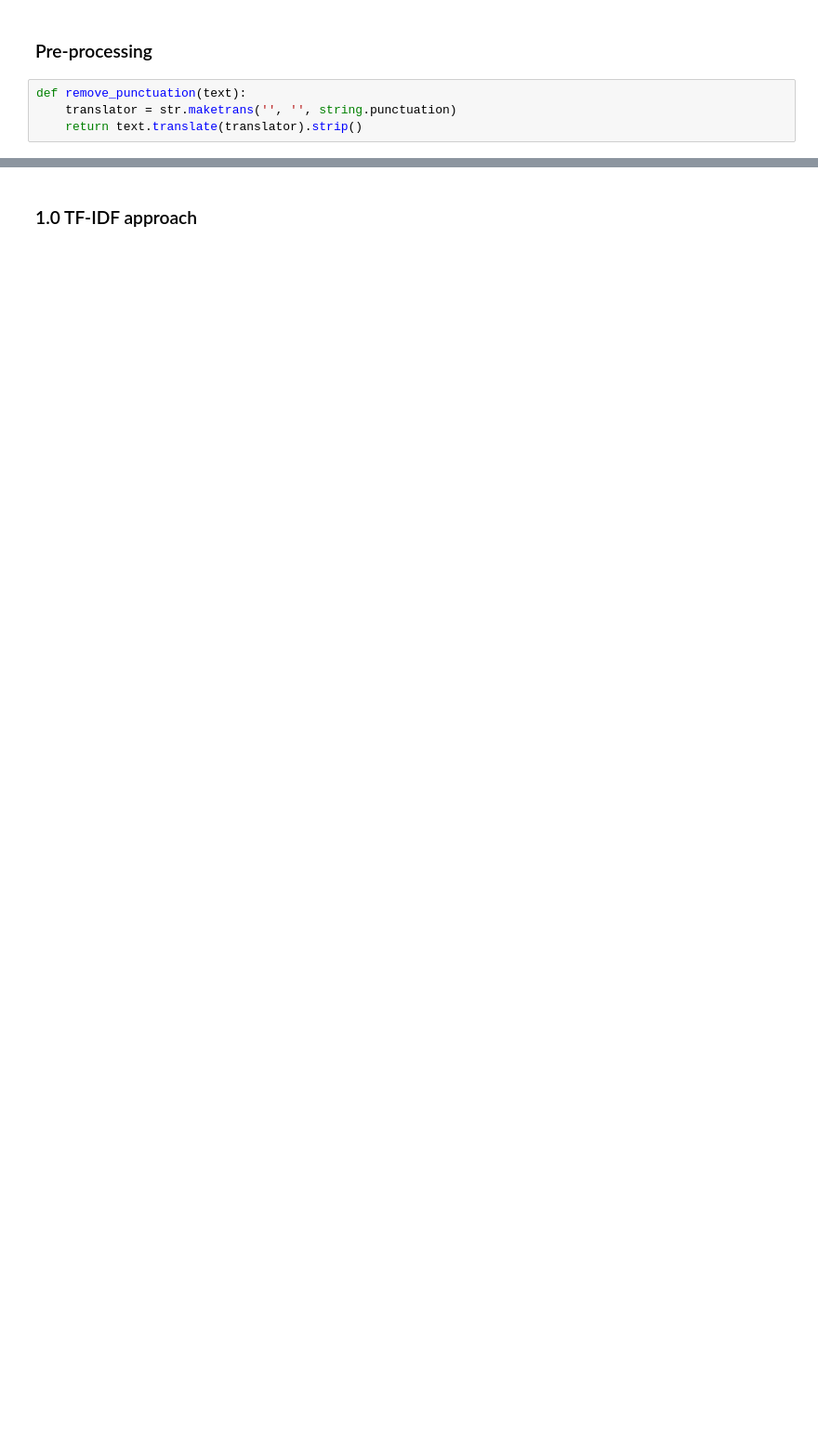
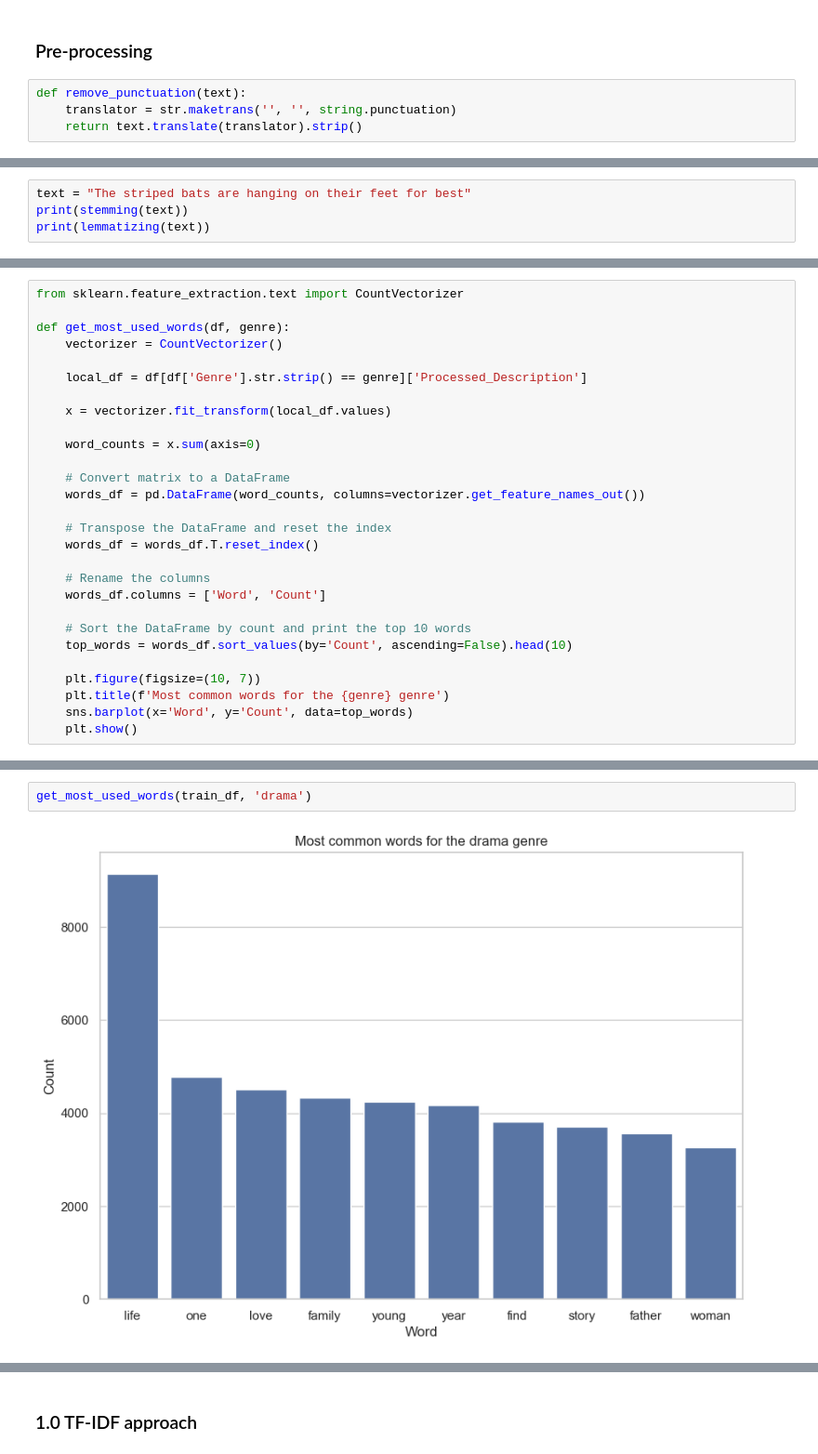
Before and after one commit to TSantosFigueira/CODSOFT, a Jupyter notebook: Movie Genre Classification/genre_classification.ipynb, the cells around one changed output, grey strips where cells are left out. Shown: that part at 93% size. Drawn from its saved outputs; the diff is of its cells as text; blank space fills up the shorter version.

```diff
--- a/Movie Genre Classification/genre_classification.ipynb
+++ b/Movie Genre Classification/genre_classification.ipynb
@@ -100,0 +121,4 @@ remove_punctuation(text)
+# %%
+text = "The striped bats are hanging on their feet for best"
+print(stemming(text))
+print(lemmatizing(text))
@@ -118,0 +164,28 @@ preprocess_data(text)
+# %%
+from sklearn.feature_extraction.text import CountVectorizer
+
+def get_most_used_words(df, genre):
+    vectorizer = CountVectorizer()
+
+    local_df = df[df['Genre'].str.strip() == genre]['Processed_Description']
+
+    x = vectorizer.fit_transform(local_df.values)
+
+    word_counts = x.sum(axis=0)
+
+    # Convert matrix to a DataFrame
+    words_df = pd.DataFrame(word_counts, columns=vectorizer.get_feature_names_out())
+
+    # Transpose the DataFrame and reset the index
+    words_df = words_df.T.reset_index()
+
+    # Rename the columns
+    words_df.columns = ['Word', 'Count']
+
+    # Sort the DataFrame by count and print the top 10 words
+    top_words = words_df.sort_values(by='Count', ascending=False).head(10)
+
+    plt.figure(figsize=(10, 7))
+    plt.title(f'Most common words for the {genre} genre')
+    sns.barplot(x='Word', y='Count', data=top_words)
+    plt.show()
@@ -118,0 +194,4 @@ preprocess_data(text)
+# %%
+get_most_used_words(train_df, 'drama')
+# %% [output]
+[figure, added]
```
Also changed, not shown: parts of 51 cells of this notebook.
